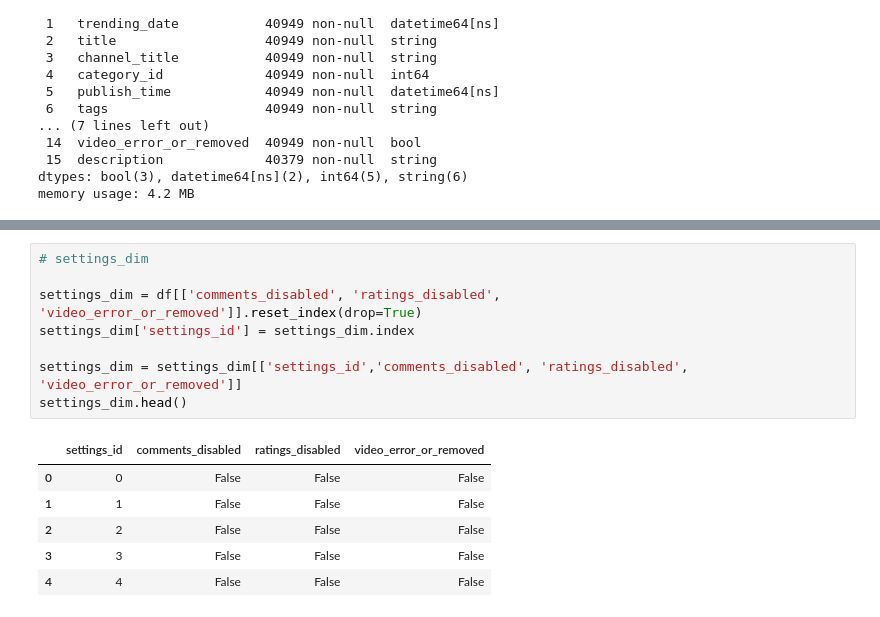
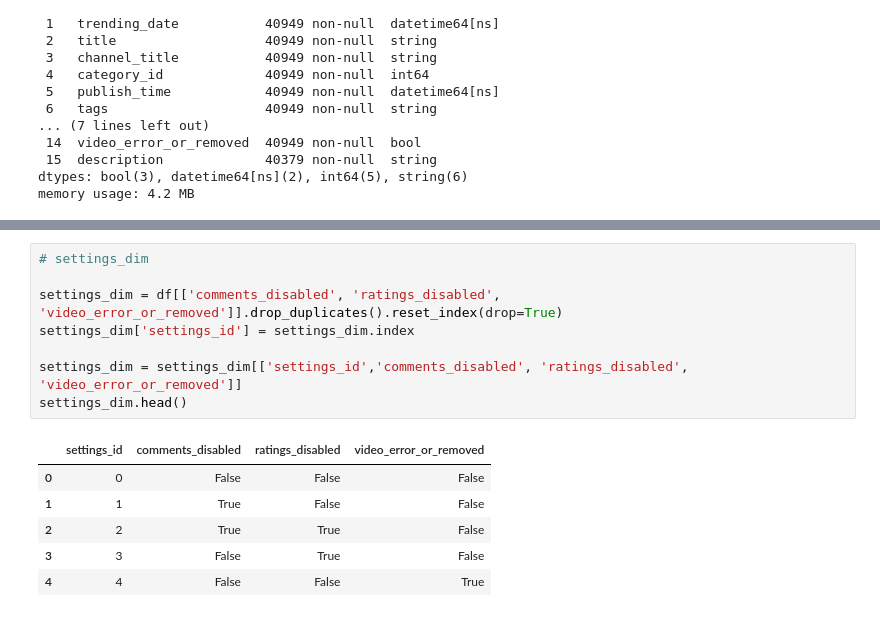
Before and after one commit to evanchen1233/Data-Engineering-Pipeline-GCP-Youtube, a Jupyter notebook: ETL.ipynb, the cells around one changed output, grey strips where cells are left out. Drawn from its saved outputs; the diff is of its cells as text.

```diff
--- a/ETL.ipynb
+++ b/ETL.ipynb
@@ -220,18 +231,18 @@ videoDesc_dim.head()
 # %%
 # settings_dim
 
-settings_dim = df[['comments_disabled', 'ratings_disabled', 'video_error_or_removed']].reset_index(drop=True)
+settings_dim = df[['comments_disabled', 'ratings_disabled', 'video_error_or_removed']].drop_duplicates().reset_index(drop=True)
 settings_dim['settings_id'] = settings_dim.index
 
 settings_dim = settings_dim[['settings_id','comments_disabled', 'ratings_disabled', 'video_error_or_removed']]
 settings_dim.head()
 # %% [output]
 |  | settings_id | comments_disabled | ratings_disabled | video_error_or_removed |
 | 0 | 0 | False | False | False |
-| 1 | 1 | False | False | False |
-| 2 | 2 | False | False | False |
-| 3 | 3 | False | False | False |
-| 4 | 4 | False | False | False |
+| 1 | 1 | True | False | False |
+| 2 | 2 | True | True | False |
+| 3 | 3 | False | True | False |
+| 4 | 4 | False | False | True |
 # %%
 # thumbnail_link_dim
 
```
Also changed, not shown: parts of 10 cells of this notebook, 3 other files.
